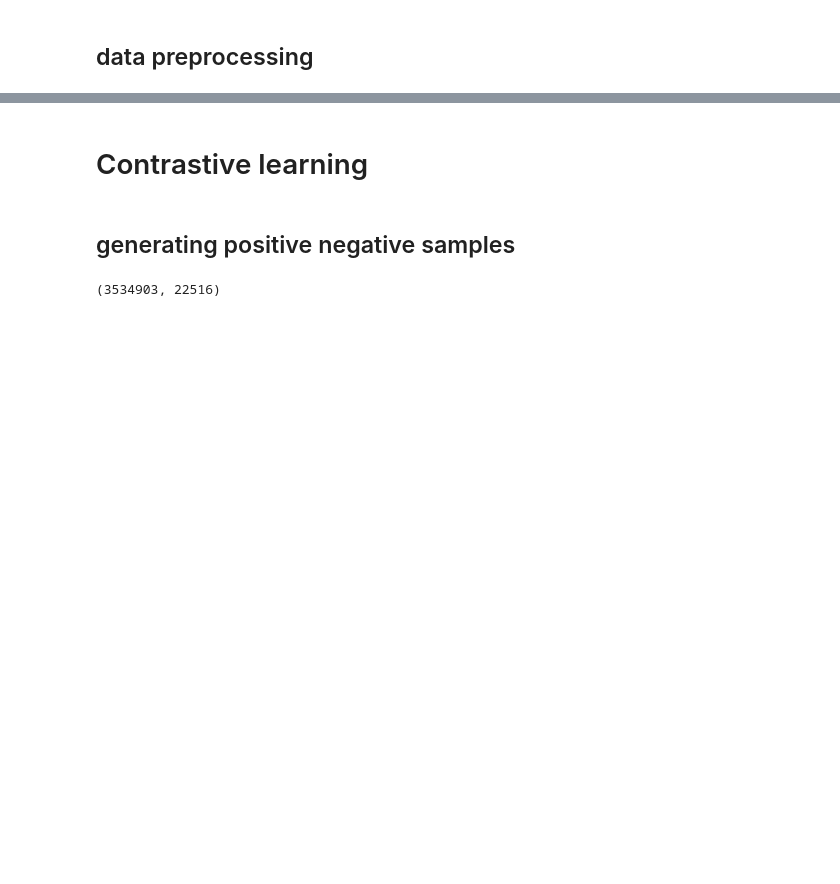
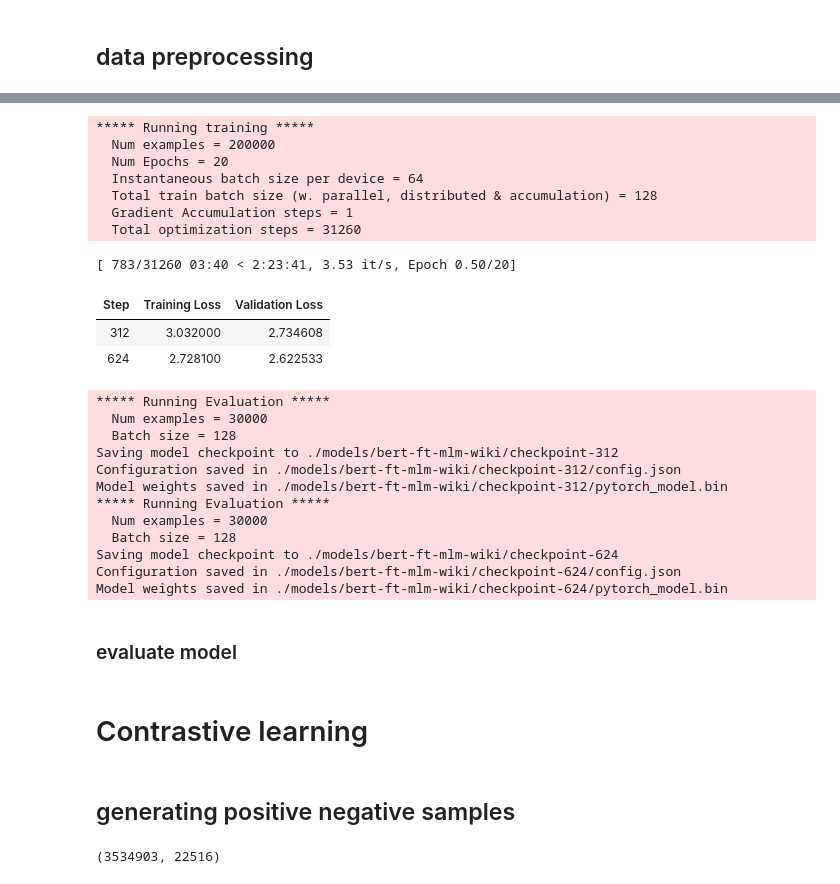
Before and after one commit to navidmdn/identity_embedding, a Jupyter notebook: pi2v.ipynb, the cells around one changed output, grey strips where cells are left out. Saved outputs shown, nothing was run; the diff lists cells and outputs as text; code cells hidden in the pictures; blank space fills up the shorter version.

```diff
--- a/pi2v.ipynb
+++ b/pi2v.ipynb
@@ -453,0 +422,7 @@ DatasetDict({
+# %%
+from datasets import DatasetDict, Dataset
+
+dataset_name = 'wiki'
+dataset = Dataset.load_from_disk(f'./data/{dataset_name}_hf_dataset')
+
+dataset
@@ -649,0 +514,8 @@ args = TrainingArguments(
+# %%
+from datasets import DatasetDict, Dataset
+import torch
+
+dataset_name = 'wiki'
+tokenized_datasets = Dataset.load_from_disk(f'./data/{dataset_name}_hf_dataset_tokenized')
+
+tokenized_datasets
@@ -649,0 +683,39 @@ args = TrainingArguments(
+# %%
+from transformers import Trainer
+
+
+trainer = Trainer(
+    model=model,
+    args=args,
+    train_dataset=downsampled_dataset["train"],
+    eval_dataset=downsampled_dataset["test"],
+    data_collator=whole_word_masking_data_collator,
+)
+# %%
+trainer.train()
+# %% [output]
+***** Running training *****
+  Num examples = 200000
+  Num Epochs = 20
+  Instantaneous batch size per device = 64
+  Total train batch size (w. parallel, distributed & accumulation) = 128
+  Gradient Accumulation steps = 1
+  Total optimization steps = 31260
+[ 783/31260 03:40 < 2:23:41, 3.53 it/s, Epoch 0.50/20]
+| Step | Training Loss | Validation Loss |
+| 312 | 3.032000 | 2.734608 |
+| 624 | 2.728100 | 2.622533 |
+***** Running Evaluation *****
+  Num examples = 30000
+  Batch size = 128
+Saving model checkpoint to ./models/bert-ft-mlm-wiki/checkpoint-312
+Configuration saved in ./models/bert-ft-mlm-wiki/checkpoint-312/config.json
+Model weights saved in ./models/bert-ft-mlm-wiki/checkpoint-312/pytorch_model.bin
+***** Running Evaluation *****
+  Num examples = 30000
+  Batch size = 128
+Saving model checkpoint to ./models/bert-ft-mlm-wiki/checkpoint-624
+Configuration saved in ./models/bert-ft-mlm-wiki/checkpoint-624/config.json
+Model weights saved in ./models/bert-ft-mlm-wiki/checkpoint-624/pytorch_model.bin
+# %% [markdown]
+### evaluate model
```
Also changed, not shown: parts of 80 cells of this notebook.
